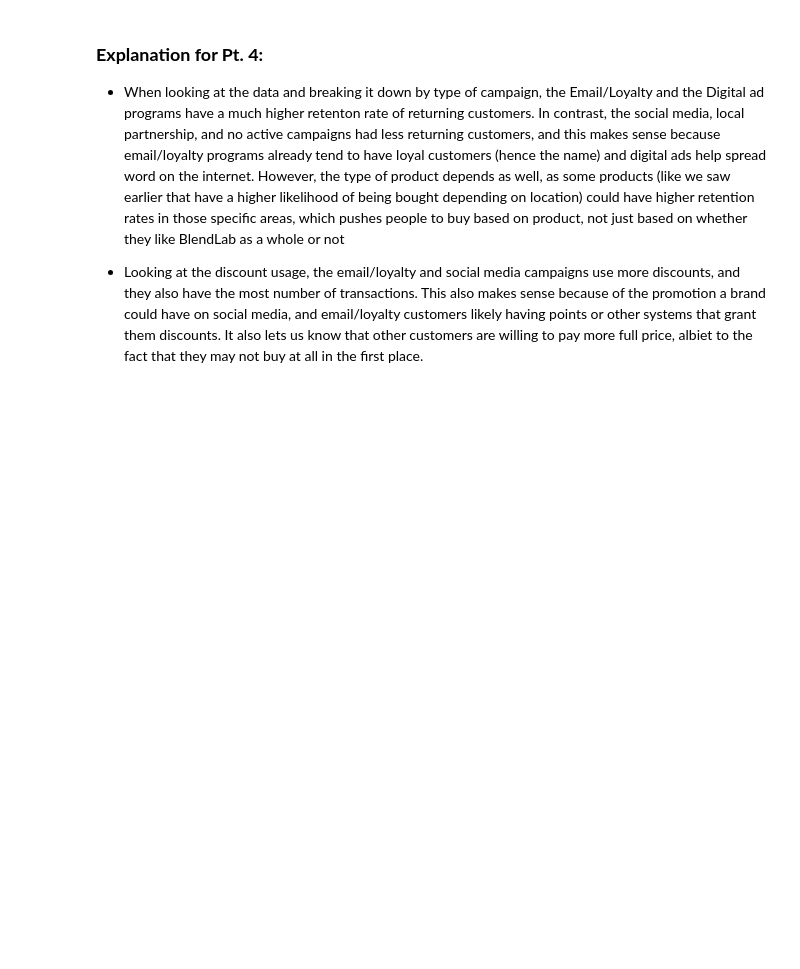
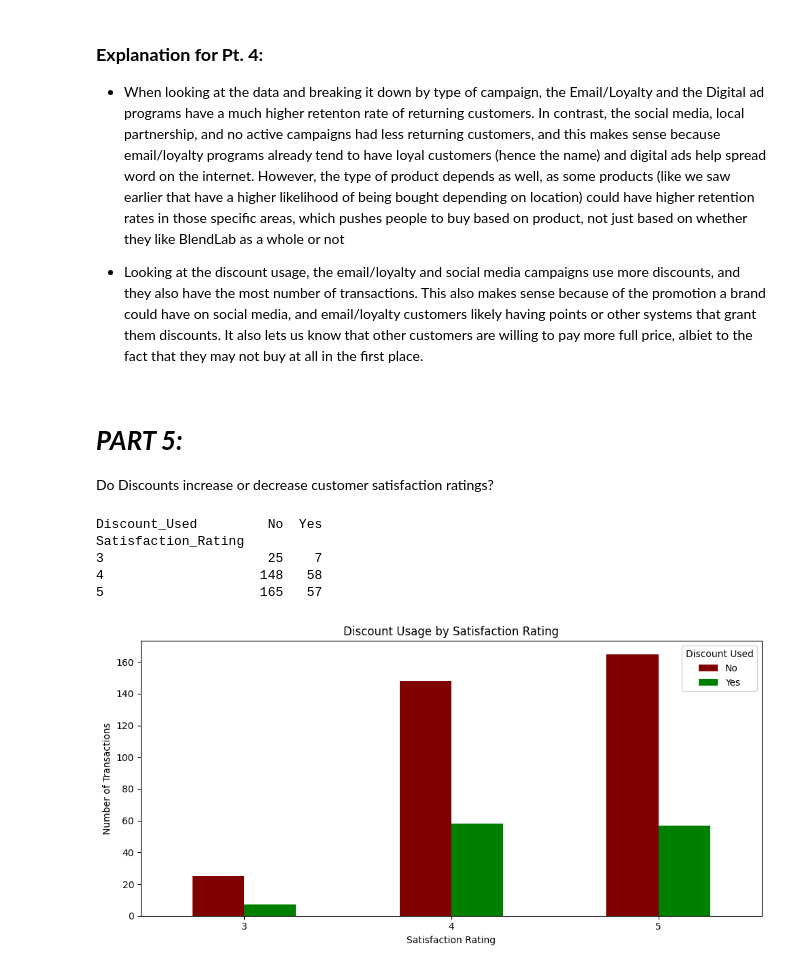
Before and after one commit to AD8787/AP-Stats-DS, a Jupyter notebook: BlendLab.ipynb, the cells around one changed output. Drawn from its saved outputs; the diff is of its cells as text; code cells hidden in the pictures; blank space fills up the shorter version.

```diff
--- a/BlendLab.ipynb
+++ b/BlendLab.ipynb
@@ -608,3 +611,39 @@ Name: count, dtype: int64
 - When looking at the data and breaking it down by type of campaign, the Email/Loyalty and the Digital ad programs have a much higher retenton rate of returning customers. In contrast, the social media, local partnership, and no active campaigns had less returning customers, and this makes sense because email/loyalty programs already tend to have loyal customers (hence the name) and digital ads help spread word on the internet. However, the type of product depends as well, as some products (like we saw earlier that have a higher likelihood of being bought depending on location) could have higher retention rates in those specific areas, which pushes people to buy based on product, not just based on whether they like BlendLab as a whole or not
 
 - Looking at the discount usage, the email/loyalty and social media campaigns use more discounts, and they also have the most number of transactions. This also makes sense because of the promotion a brand could have on social media, and email/loyalty customers likely having points or other systems that grant them discounts. It also lets us know that other customers are willing to pay more full price, albiet to the fact that they may not buy at all in the first place.
+# %% [markdown]
+
+# ***PART 5:***
+
+Do Discounts increase or decrease customer satisfaction ratings?
+# %%
+import matplotlib.pyplot as plt
+import pandas as pd
+
+# Count how many Yes/No discounts exist for each satisfaction rating
+counts = pd.crosstab(df["Satisfaction_Rating"], df["Discount_Used"])
+
+# Keep columns in the desired order ("No" then "Yes") using pandas.DataFrame.reindex:
+#https://pandas.pydata.org/docs/reference/api/pandas.DataFrame.reindex.html$0
+
+counts = counts.reindex(columns=["No", "Yes"], fill_value = 0)
+
+print(counts, "\n")
+
+# Plot a bar chart
+counts.plot(kind = "bar", figsize = (10, 5), color = ["maroon", "green"])
+
+plt.title("Discount Usage by Satisfaction Rating")
+plt.xlabel("Satisfaction Rating")
+plt.ylabel("Number of Transactions")
+plt.xticks(rotation=0)
+plt.legend(title = "Discount Used")
+plt.tight_layout()
+plt.show()
+# %% [output]
+Discount_Used         No  Yes
+Satisfaction_Rating
+3                     25    7
+4                    148   58
+5                    165   57
+[figure, added]
```
Also changed, not shown: parts of 5 cells of this notebook.
